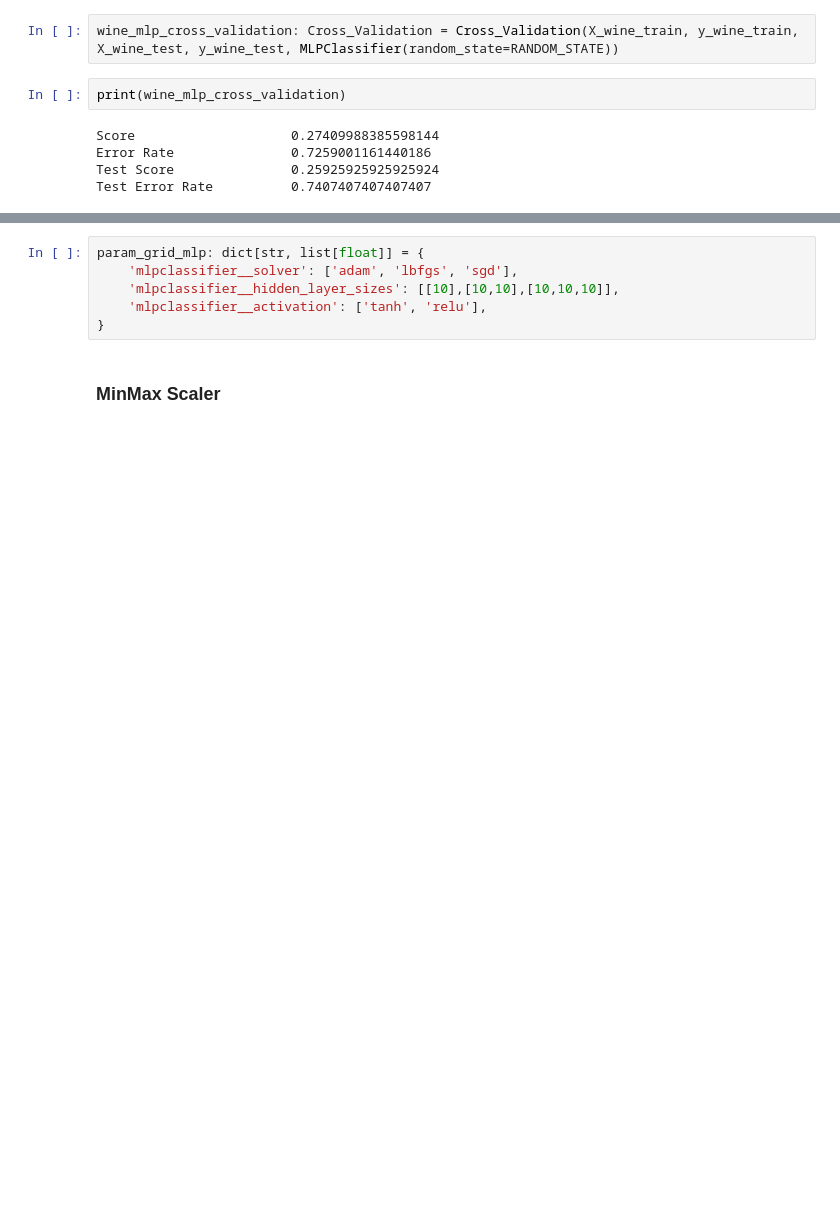
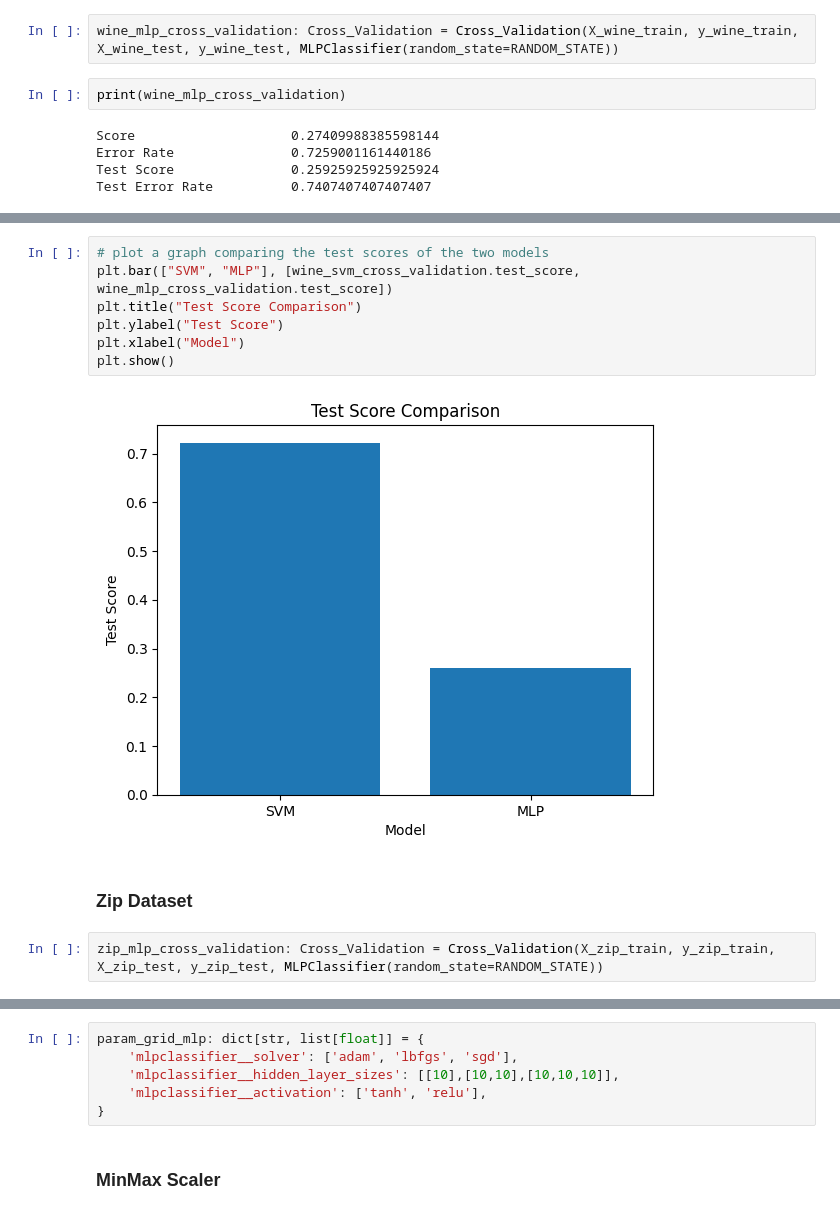
Before and after one commit to mbeps/Machine-Learning-Assignment-3, a Jupyter notebook: Assignment_3.ipynb, the cells around one changed output, grey strips where cells are left out. Saved outputs shown, nothing was run; the diff lists cells and outputs as text; blank space fills up the shorter version.

```diff
--- a/Assignment_3.ipynb
+++ b/Assignment_3.ipynb
@@ -606,0 +615,13 @@ Test Error Rate          0.2777777777777778
+# %%
+# plot a graph comparing the test scores of the two models
+plt.bar(["SVM", "MLP"], [wine_svm_cross_validation.test_score, wine_mlp_cross_validation.test_score])
+plt.title("Test Score Comparison")
+plt.ylabel("Test Score")
+plt.xlabel("Model")
+plt.show()
+# %% [output]
+[figure, added]
+# %% [markdown]
+### Zip Dataset
+# %%
+zip_mlp_cross_validation: Cross_Validation = Cross_Validation(X_zip_train, y_zip_train, X_zip_test, y_zip_test, MLPClassifier(random_state=RANDOM_STATE))
```
Also changed, not shown: parts of 22 cells of this notebook.
